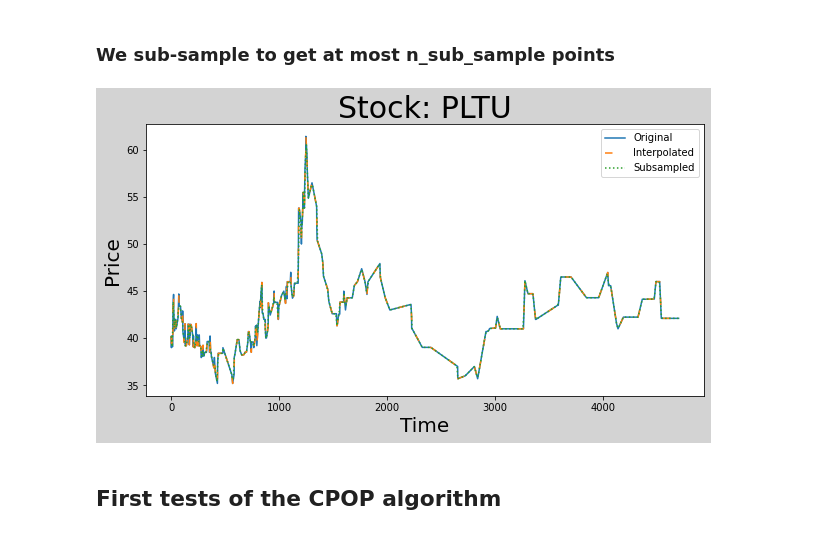
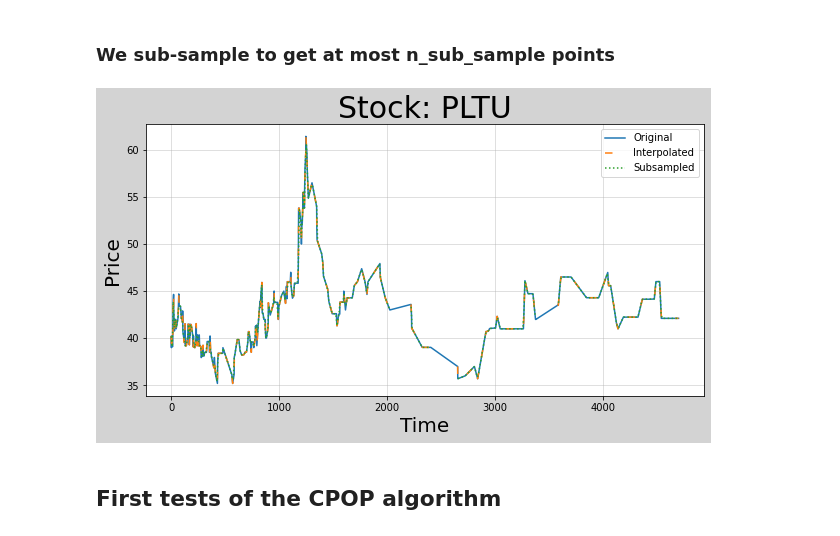
Before and after one commit to bastienlc/CPOP, a Jupyter notebook: dataset.ipynb, the cells around one changed output. Cells and saved outputs as stored; diff of their text form; code cells hidden in the pictures.

```diff
--- a/dataset.ipynb
+++ b/dataset.ipynb
@@ -272,24 +279,25 @@ for stock in stocks:
 # %%
 stock = 'PLTU'
 X_emp, y_emp = stock_dict[stock][0], stock_dict[stock][1]
 X_int, y_int = stock_dict_int[stock][0], stock_dict_int[stock][1]
 X_sub, y_sub = stock_dict_subsample[stock][0], stock_dict_subsample[stock][1]
 
 fig, ax = plt.subplots(figsize=(10, 5))
 fig.patch.set_facecolor('lightgrey')
 ax.patch.set_facecolor('white')
 ax.set_title('Stock: ' + stock, fontsize=30)
 ax.set_xlabel('Time', fontsize=20)
 ax.set_ylabel('Price', fontsize=20)
 
 ax.plot(X_emp, y_emp, label='Original')
 # wide dashes
 ax.plot(X_int, y_int, label='Interpolated', linestyle = '--', dashes=(5, 10))
 ax.plot(X_sub, y_sub, label='Subsampled', linestyle = ':')
 ax.legend(fontsize=10)
+ax.grid(alpha=0.5)
 plt.show()
 # %% [output]
-[figure, old version]
+[figure, new version]
 # %% [markdown]
 ## First tests of the CPOP algorithm
 # %%
```
Also changed, not shown: parts of 8 cells of this notebook.
